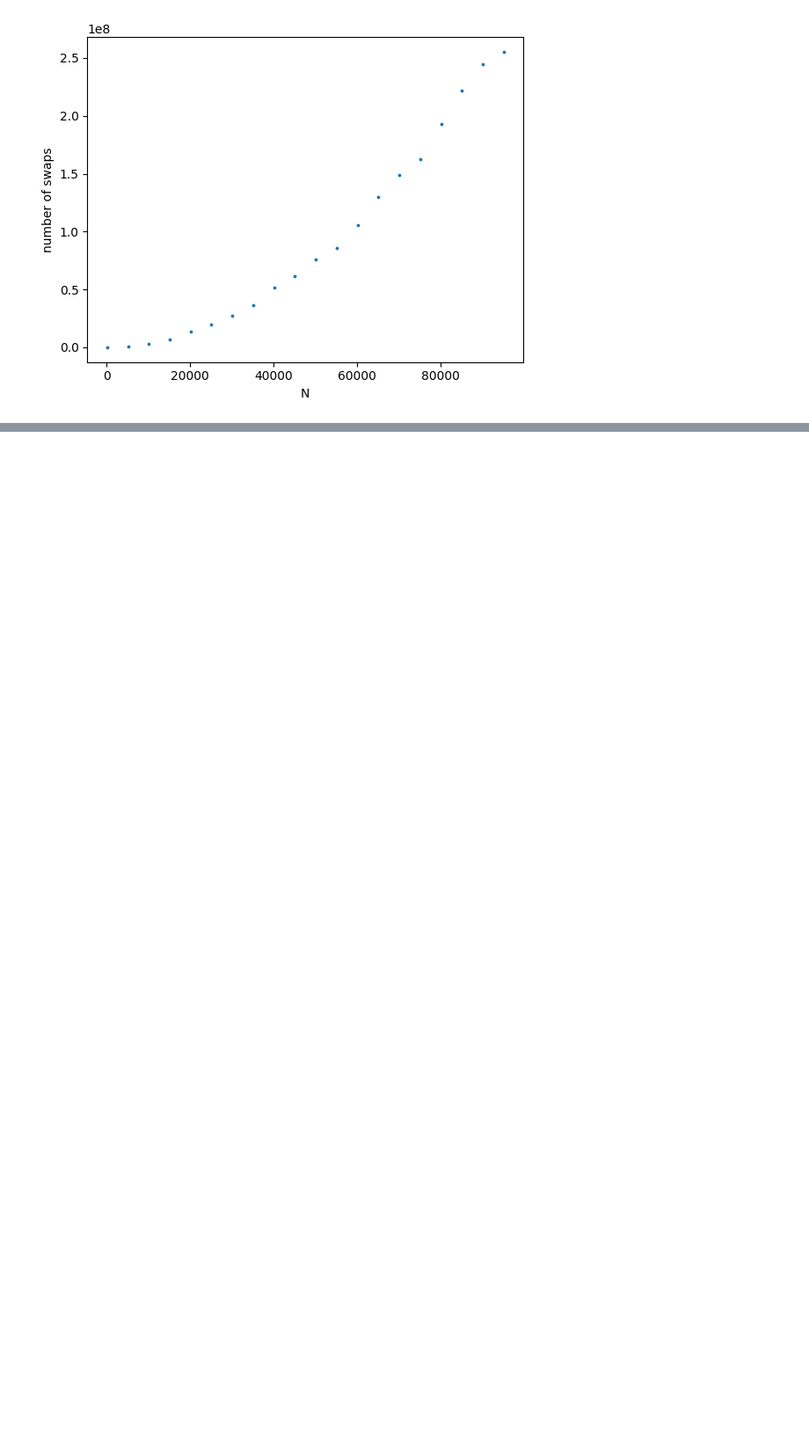
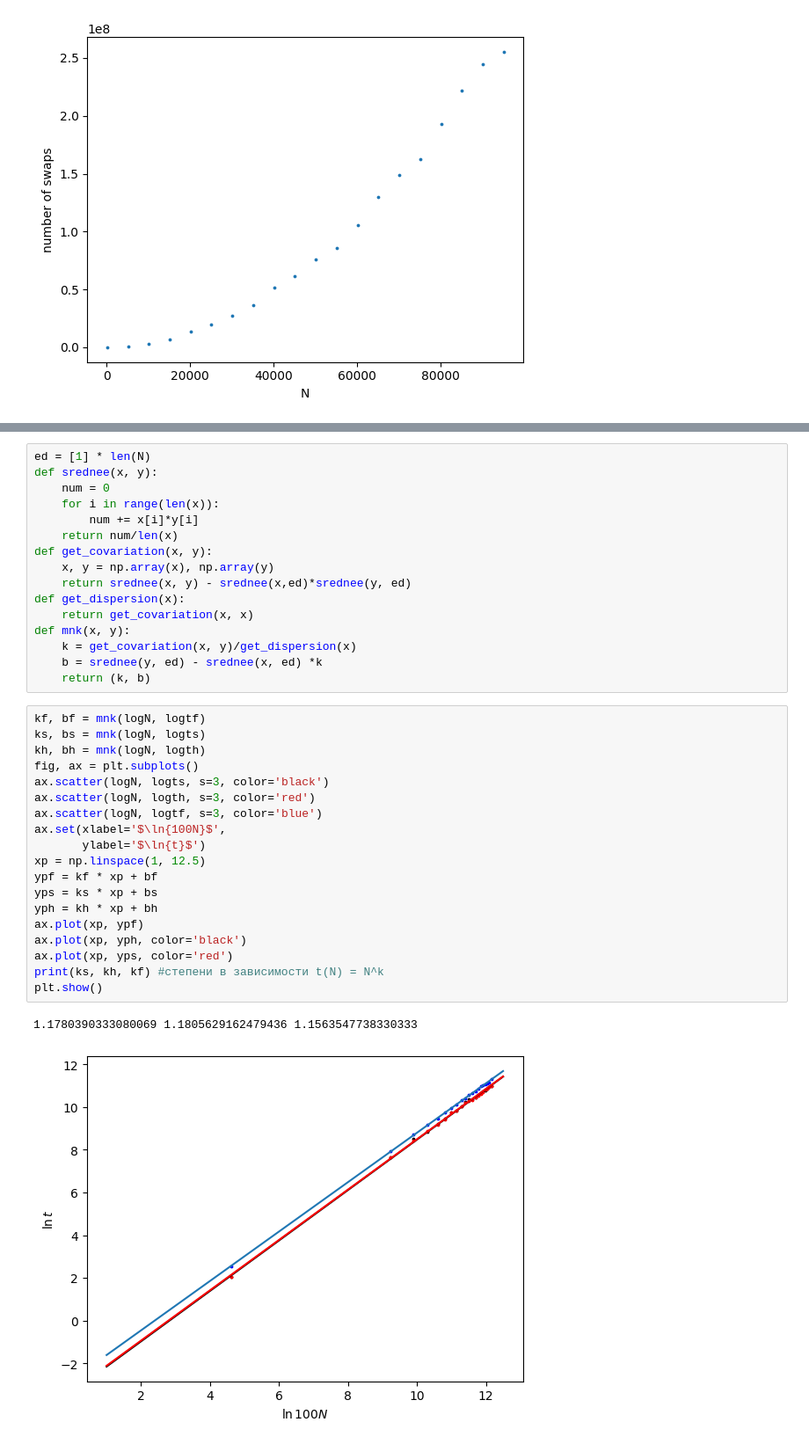
Before and after one commit to xenonnachille/cpp-23-shevyakova, a Jupyter notebook: lab_2/graph.ipynb, the cells around one changed output, grey strips where cells are left out. Shown at 88% size. Cells and saved outputs as stored; diff of their text form; blank space fills up the shorter version.

```diff
--- a/lab_2/graph.ipynb
+++ b/lab_2/graph.ipynb
@@ -38,0 +93,38 @@ ax.set(xlabel='N', ylabel='number of swaps')
+# %%
+ed = [1] * len(N)
+def srednee(x, y):
+    num = 0
+    for i in range(len(x)):
+        num += x[i]*y[i]
+    return num/len(x)
+def get_covariation(x, y):
+    x, y = np.array(x), np.array(y)
+    return srednee(x, y) - srednee(x,ed)*srednee(y, ed)
+def get_dispersion(x):
+    return get_covariation(x, x)
+def mnk(x, y):
+    k = get_covariation(x, y)/get_dispersion(x)
+    b = srednee(y, ed) - srednee(x, ed) *k
+    return (k, b)
+# %%
+kf, bf = mnk(logN, logtf)
+ks, bs = mnk(logN, logts)
+kh, bh = mnk(logN, logth)
+fig, ax = plt.subplots()
+ax.scatter(logN, logts, s=3, color='black')
+ax.scatter(logN, logth, s=3, color='red')
+ax.scatter(logN, logtf, s=3, color='blue')
+ax.set(xlabel='$\ln{100N}$',
+       ylabel='$\ln{t}$')
+xp = np.linspace(1, 12.5)
+ypf = kf * xp + bf
+yps = ks * xp + bs
+yph = kh * xp + bh
+ax.plot(xp, ypf)
+ax.plot(xp, yph, color='black')
+ax.plot(xp, yps, color='red')
+print(ks, kh, kf) #степени в зависимости t(N) = N^k
+plt.show()
+# %% [output]
+1.1780390333080069 1.1805629162479436 1.1563547738330333
+[figure, added]
```
Also changed, not shown: parts of 2 cells of this notebook, 2 other files.
